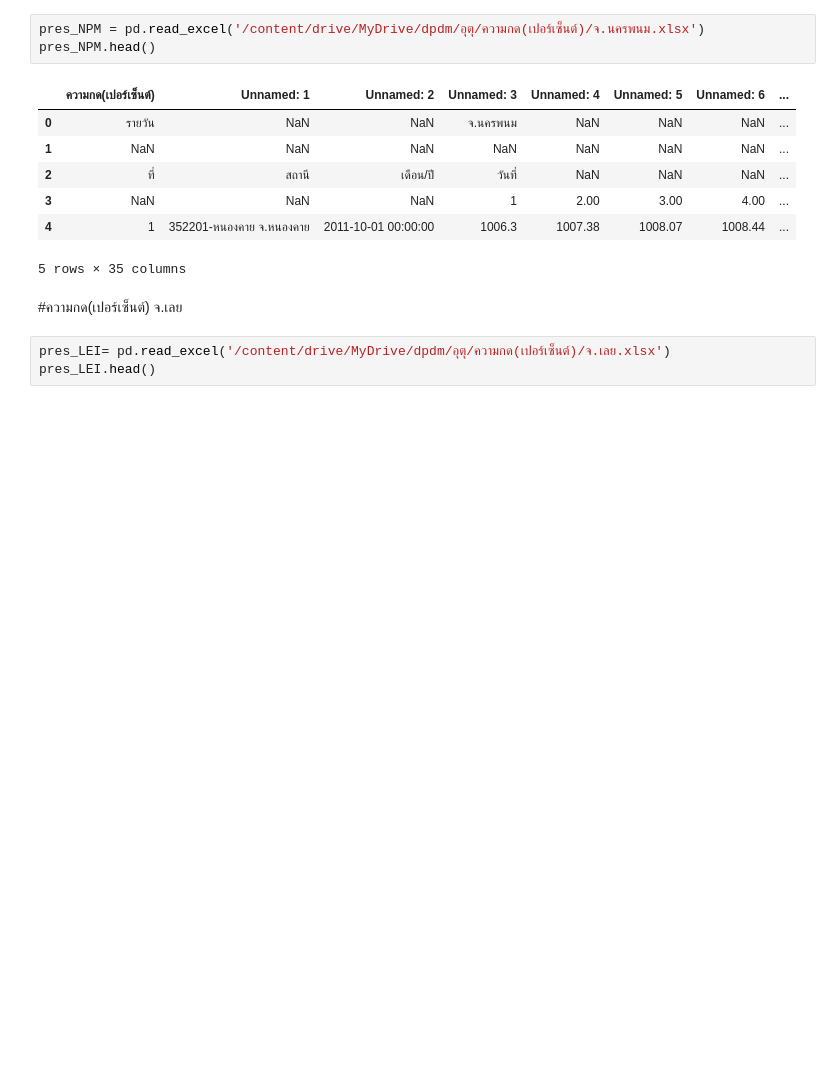
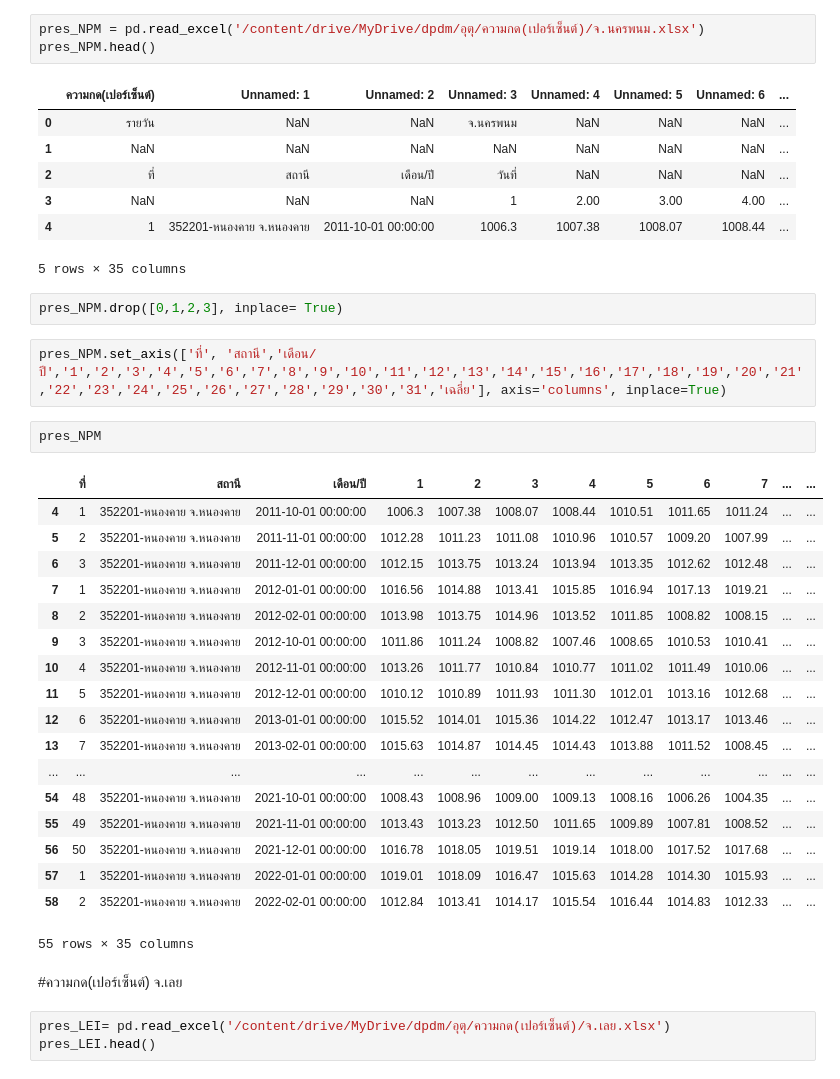
Before and after one commit to Aomaphisara/bsc_dpdm22, a Jupyter notebook: Quiz_Group_5_20_of_Midterm.ipynb, the cells around one changed output. Drawn from its saved outputs; the diff is of its cells as text; blank space fills up the shorter version.

```diff
--- a/Quiz_Group_5_20_of_Midterm.ipynb
+++ b/Quiz_Group_5_20_of_Midterm.ipynb
@@ -45,6 +70,31 @@ pres_NPM.head()
 | 3 | NaN | NaN | NaN | 1 | 2.00 | 3.00 | 4.00 | ... |
 | 4 | 1 | 352201-หนองคาย จ.หนองคาย | 2011-10-01 00:00:00 | 1006.3 | 1007.38 | 1008.07 | 1008.44 | ... |
 5 rows × 35 columns
+# %%
+pres_NPM.drop([0,1,2,3], inplace= True)
+# %%
+pres_NPM.set_axis(['ที่', 'สถานี','เดือน/ปี','1','2','3','4','5','6','7','8','9','10','11','12','13','14','15','16','17','18','19','20','21','22','23','24','25','26','27','28','29','30','31','เฉลี่ย'], axis='columns', inplace=True)
+# %%
+pres_NPM
+# %% [output]
+|  | ที่ | สถานี | เดือน/ปี | 1 | 2 | 3 | 4 | 5 | 6 | 7 | ... | ... |
+| 4 | 1 | 352201-หนองคาย จ.หนองคาย | 2011-10-01 00:00:00 | 1006.3 | 1007.38 | 1008.07 | 1008.44 | 1010.51 | 1011.65 | 1011.24 | ... | ... |
+| 5 | 2 | 352201-หนองคาย จ.หนองคาย | 2011-11-01 00:00:00 | 1012.28 | 1011.23 | 1011.08 | 1010.96 | 1010.57 | 1009.20 | 1007.99 | ... | ... |
+| 6 | 3 | 352201-หนองคาย จ.หนองคาย | 2011-12-01 00:00:00 | 1012.15 | 1013.75 | 1013.24 | 1013.94 | 1013.35 | 1012.62 | 1012.48 | ... | ... |
+| 7 | 1 | 352201-หนองคาย จ.หนองคาย | 2012-01-01 00:00:00 | 1016.56 | 1014.88 | 1013.41 | 1015.85 | 1016.94 | 1017.13 | 1019.21 | ... | ... |
+| 8 | 2 | 352201-หนองคาย จ.หนองคาย | 2012-02-01 00:00:00 | 1013.98 | 1013.75 | 1014.96 | 1013.52 | 1011.85 | 1008.82 | 1008.15 | ... | ... |
+| 9 | 3 | 352201-หนองคาย จ.หนองคาย | 2012-10-01 00:00:00 | 1011.86 | 1011.24 | 1008.82 | 1007.46 | 1008.65 | 1010.53 | 1010.41 | ... | ... |
+| 10 | 4 | 352201-หนองคาย จ.หนองคาย | 2012-11-01 00:00:00 | 1013.26 | 1011.77 | 1010.84 | 1010.77 | 1011.02 | 1011.49 | 1010.06 | ... | ... |
+| 11 | 5 | 352201-หนองคาย จ.หนองคาย | 2012-12-01 00:00:00 | 1010.12 | 1010.89 | 1011.93 | 1011.30 | 1012.01 | 1013.16 | 1012.68 | ... | ... |
+| 12 | 6 | 352201-หนองคาย จ.หนองคาย | 2013-01-01 00:00:00 | 1015.52 | 1014.01 | 1015.36 | 1014.22 | 1012.47 | 1013.17 | 1013.46 | ... | ... |
+| 13 | 7 | 352201-หนองคาย จ.หนองคาย | 2013-02-01 00:00:00 | 1015.63 | 1014.87 | 1014.45 | 1014.43 | 1013.88 | 1011.52 | 1008.45 | ... | ... |
+| ... | ... | ... | ... | ... | ... | ... | ... | ... | ... | ... | ... | ... |
+| 54 | 48 | 352201-หนองคาย จ.หนองคาย | 2021-10-01 00:00:00 | 1008.43 | 1008.96 | 1009.00 | 1009.13 | 1008.16 | 1006.26 | 1004.35 | ... | ... |
+| 55 | 49 | 352201-หนองคาย จ.หนองคาย | 2021-11-01 00:00:00 | 1013.43 | 1013.23 | 1012.50 | 1011.65 | 1009.89 | 1007.81 | 1008.52 | ... | ... |
+| 56 | 50 | 352201-หนองคาย จ.หนองคาย | 2021-12-01 00:00:00 | 1016.78 | 1018.05 | 1019.51 | 1019.14 | 1018.00 | 1017.52 | 1017.68 | ... | ... |
+| 57 | 1 | 352201-หนองคาย จ.หนองคาย | 2022-01-01 00:00:00 | 1019.01 | 1018.09 | 1016.47 | 1015.63 | 1014.28 | 1014.30 | 1015.93 | ... | ... |
+| 58 | 2 | 352201-หนองคาย จ.หนองคาย | 2022-02-01 00:00:00 | 1012.84 | 1013.41 | 1014.17 | 1015.54 | 1016.44 | 1014.83 | 1012.33 | ... | ... |
+55 rows × 35 columns
 # %% [markdown]
 #ความกด(เปอร์เซ็นต์) จ.เลย
 # %%
```
Also changed, not shown: parts of 7 cells of this notebook.
